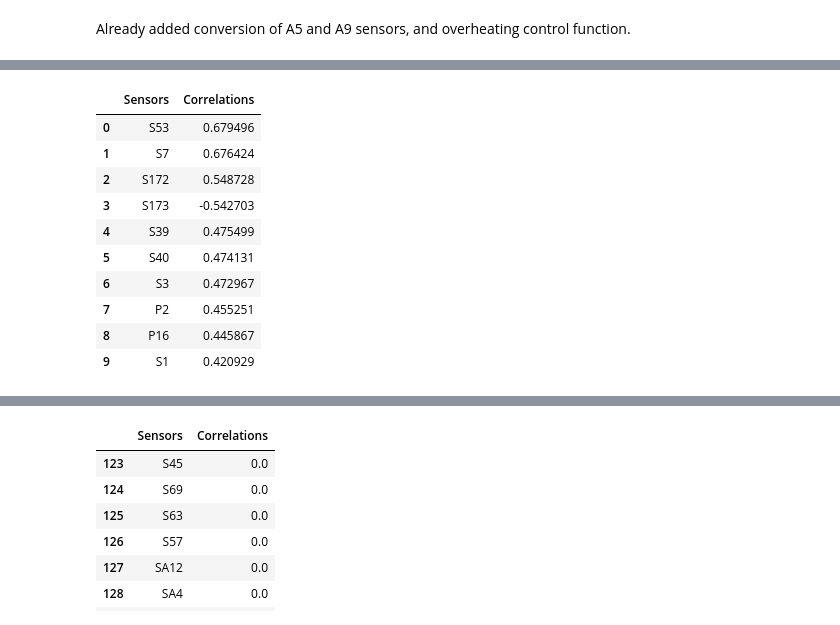
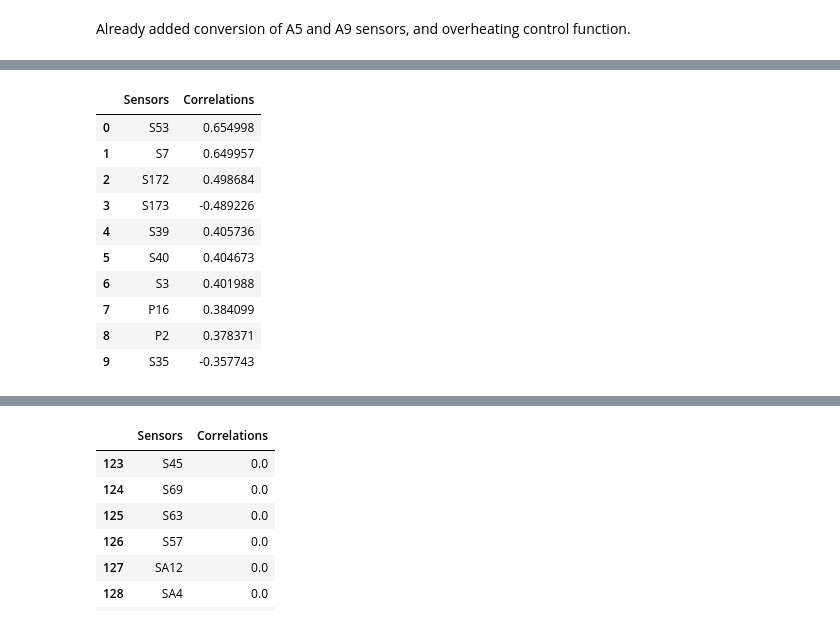
Before and after one commit to RaffaeleSabatini/MAPD2025_proj3, a Jupyter notebook: main.ipynb, the cells around one changed output, grey strips where cells are left out. Drawn from its saved outputs; the diff is of its cells as text; code cells hidden in the pictures.

Commit message:
bug overheating

```diff
--- a/main.ipynb
+++ b/main.ipynb
@@ -22,5 +22,5 @@ user = "user_c" # "user_a"  o  "user_b" (B SE SI E' I SECONDI A LAVORARCI)
 # %%
-core = 10 # 8 di 16, lasciare così se si lavora in due
+core = 4 # 8 di 16, lasciare così se si lavora in due
 
 Npartition = 10
 # %% [markdown]
@@ -446,11 +447,13 @@ def CreateGrid(df, interval):
 # df_final.show(1)
 # %%
 %%time
-
+sensors = ['P1', 'P10', 'P15', 'P16', 'P17', 'P18', 'P2', 'P5', 'P6', 'P7', 'P8', 'P9', 'S1', 'S10', 'S100', 'S101', 'S102', 'S106', 'S107', 'S108', 'S109', 'S11', 'S110', 'S112', 'S113', 'S114', 'S115', 'S117', 'S118', 'S122', 'S123', 'S124', 'S125', 'S126', 'S127', 'S128', 'S129', 'S130', 'S137', 'S138', 'S140', 'S143', 'S147', 'S15', 'S151', 'S154', 'S157', 'S158', 'S159', 'S16', 'S163', 'S164', 'S165', 'S166', 'S167', 'S169', 'S17', 'S170', 'S171', 'S172', 'S173', 'S174', 'S175', 'S176', 'S178', 'S179', 'S180', 'S181', 'S183', 'S19', 'S2', 'S201', 'S202', 'S203', 'S204', 'S205', 'S206', 'S25', 'S3', 'S33', 'S34', 'S35', 'S37', 'S39', 'S40', 'S41', 'S42', 'S43', 'S45', 'S46', 'S47', 'S49', 'S5', 'S50', 'S53', 'S54', 'S55', 'S56', 'S57', 'S6', 'S63', 'S64', 'S69', 'S7', 'S70', 'S71', 'S72', 'S73', 'S8', 'S80', 'S81', 'S83', 'S86', 'S9', 'S90', 'S94', 'S97', 'SA1', 'SA10', 'SA11', 'SA12', 'SA2', 'SA3', 'SA4', 'SA5', 'SA6', 'SA7', 'SA8', 'SA9', 'SW']
+alarms = ['A5', 'A9', 'ComError']
+engines = ["S117", "S118", "S169", "S170"]
 interval = 60 #seconds
 
 df_grid = CreateGrid(df_hw, interval)
 df_grid = df_grid.persist()
 df_grid.select("when","window_start","window_end",*engines).show(3, truncate = False)
-df_all_hw.unpersist()
+#df_all_hw.unpersist()
 # %% [output]
@@ -592,0 +556,22 @@ Wall time: 47.1 s
+# %%
+#Fill most of all values inside the arbitraty time gap
+def FillNull(df, sensors, max_gap=240):
+    w = Window.partitionBy("BlockID").orderBy("when")
+
+    for s in sensors:
+        prev_val = lag(col(s)).over(w)
+        next_val = lead(col(s)).over(w)
+
+        df = df.withColumn(s, when(col(s).isNotNull(), col(s))
+            .when(
+                (col("NextDiff") <= max_gap) &
+                (col("NextDiff") <= col("PrevDiff")),
+                next_val).when(col("PrevDiff") <= max_gap, prev_val))
+
+
+    df = df.na.drop(subset=sensors)
+
+    return df
+# %%
+df_final = FillNull(df_final, sensors + engines, max_gap=240).persist()
+df_final.select("BlockID","when","window_start","window_end",*engines,*alarms).show(3)
@@ -1407,6 +1409,6 @@ only showing top 50 rows
 %%time
 
 prova_corr_alarm = correlations(df_filtrato_prova, sensors, "overheating")
-prova_corr_alarm = correlations_joblib(df_filtrato_prova, sensors, "overheating")
+#prova_corr_alarm = correlations_joblib(df_filtrato_prova, sensors, "overheating")
 prova_corr_alarm.head(10)
 # %% [output]
@@ -1415,11 +1428,11 @@ Wall time: 4.53 s
 |  | Sensors | Correlations |
-| 0 | S53 | 0.679496 |
-| 1 | S7 | 0.676424 |
-| 2 | S172 | 0.548728 |
-| 3 | S173 | -0.542703 |
-| 4 | S39 | 0.475499 |
-| 5 | S40 | 0.474131 |
-| 6 | S3 | 0.472967 |
-| 7 | P2 | 0.455251 |
-| 8 | P16 | 0.445867 |
-| 9 | S1 | 0.420929 |
+| 0 | S53 | 0.654998 |
+| 1 | S7 | 0.649957 |
+| 2 | S172 | 0.498684 |
+| 3 | S173 | -0.489226 |
+| 4 | S39 | 0.405736 |
+| 5 | S40 | 0.404673 |
+| 6 | S3 | 0.401988 |
+| 7 | P16 | 0.384099 |
+| 8 | P2 | 0.378371 |
+| 9 | S35 | -0.357743 |
```
Also changed, not shown: parts of 13 cells of this notebook, 3 other files.
